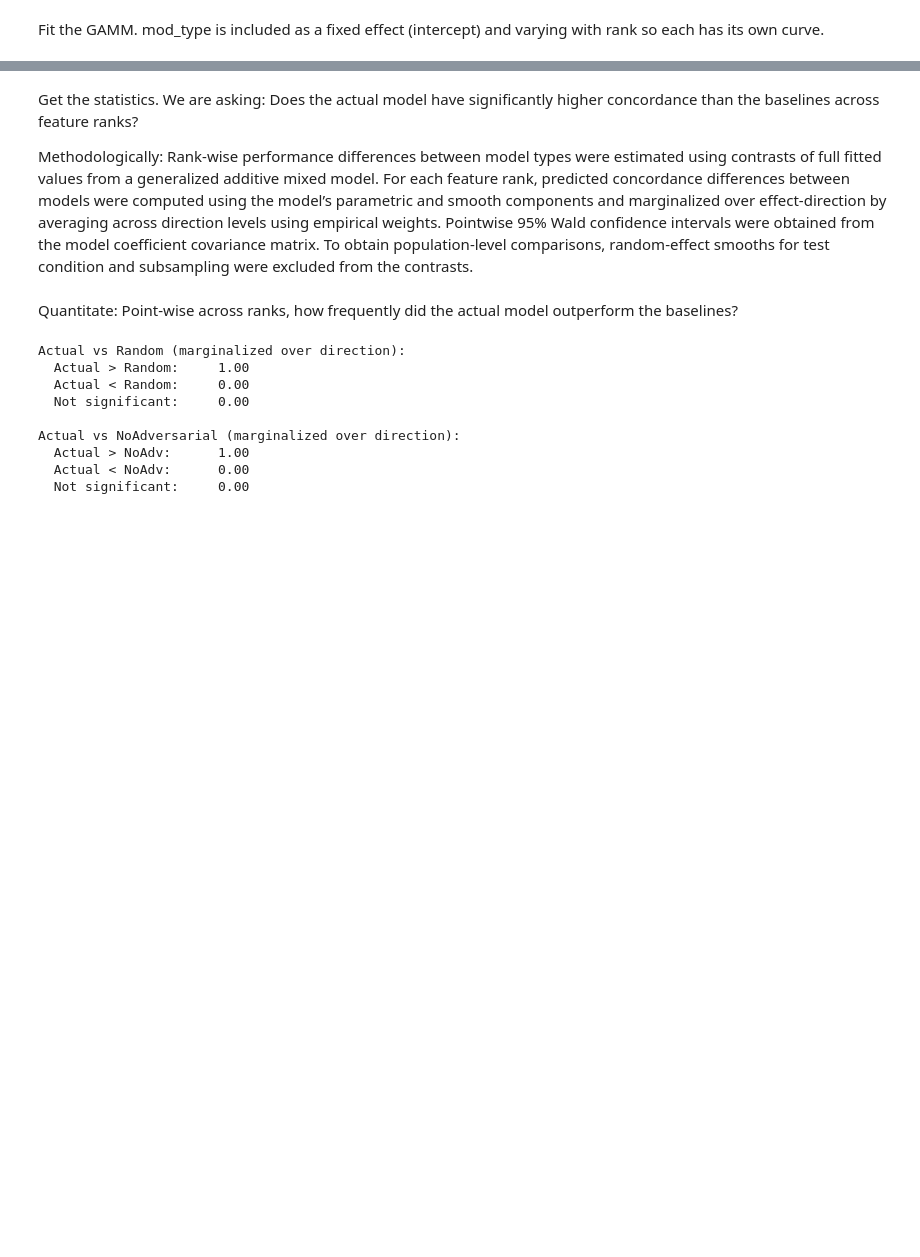
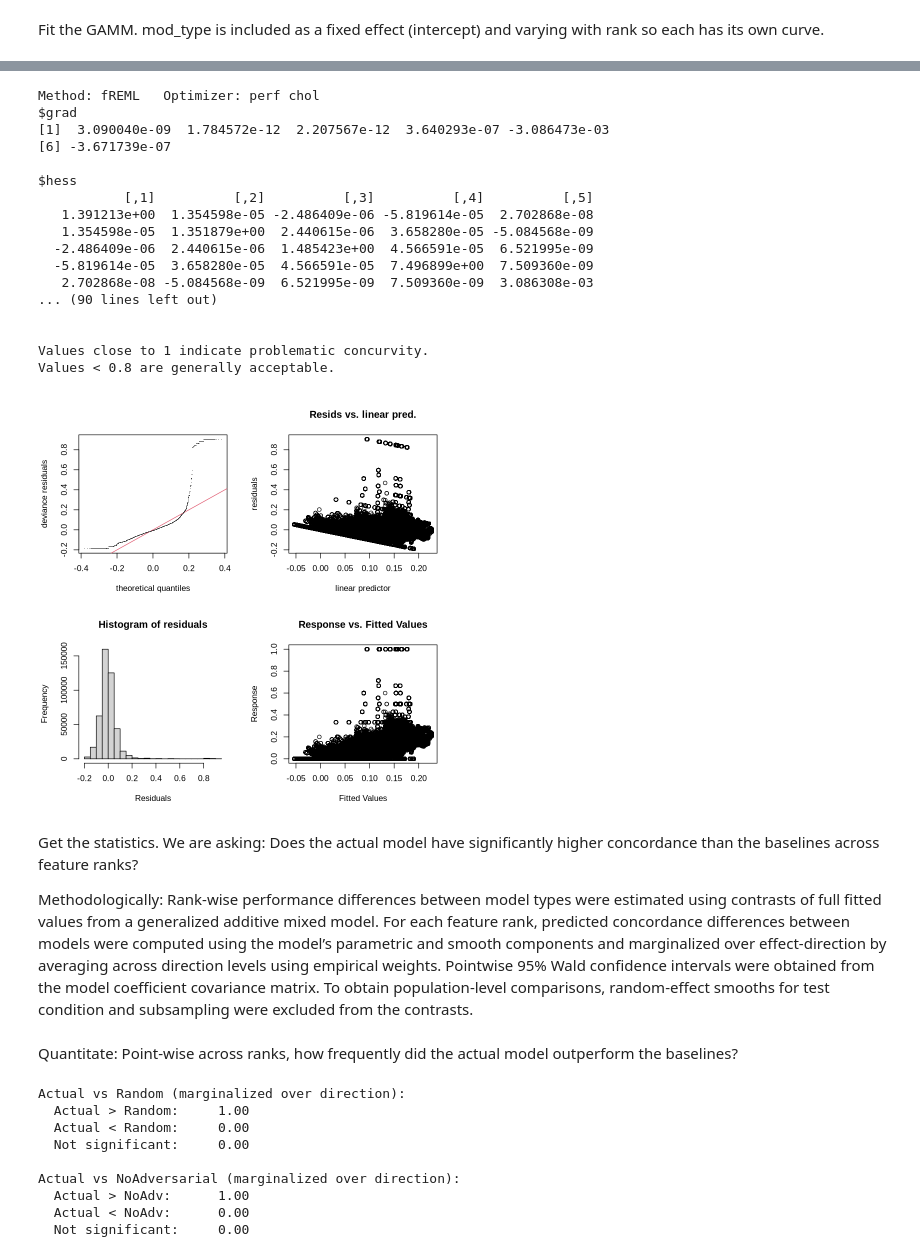
Before and after one commit to hmbaghdassarian/scLEMBAS, a Jupyter notebook: notebooks/McCauley_2024/06_assess_predictions/02_counterfactual_separation/01Bii_concordance_GAMM.ipynb, the cells around one changed output, grey strips where cells are left out. Saved outputs shown, nothing was run; the diff lists cells and outputs as text; code cells hidden in the pictures; blank space fills up the shorter version.

```diff
--- a/notebooks/McCauley_2024/06_assess_predictions/02_counterfactual_separation/01Bii_concordance_GAMM.ipynb
+++ b/notebooks/McCauley_2024/06_assess_predictions/02_counterfactual_separation/01Bii_concordance_GAMM.ipynb
@@ -87,3 +127,30 @@ model <- bam(
+# %%
+par(mfrow=c(2,2))
+gam.check(model)
+
+cat("\nChecking for concurvity (similar to multicollinearity):\n")
+print(concurvity(model, full=FALSE))
+cat("\nValues close to 1 indicate problematic concurvity.\n")
+cat("Values < 0.8 are generally acceptable.\n")
+# %% [output]
+Method: fREML   Optimizer: perf chol
+$grad
+[1]  3.090040e-09  1.784572e-12  2.207567e-12  3.640293e-07 -3.086473e-03
+[6] -3.671739e-07
+
+$hess
+           [,1]          [,2]          [,3]          [,4]          [,5]
+   1.391213e+00  1.354598e-05 -2.486409e-06 -5.819614e-05  2.702868e-08
+   1.354598e-05  1.351879e+00  2.440615e-06  3.658280e-05 -5.084568e-09
+  -2.486409e-06  2.440615e-06  1.485423e+00  4.566591e-05  6.521995e-09
+  -5.819614e-05  3.658280e-05  4.566591e-05  7.496899e+00  7.509360e-09
+   2.702868e-08 -5.084568e-09  6.521995e-09  7.509360e-09  3.086308e-03
+... (90 lines left out)
+
+
+Values close to 1 indicate problematic concurvity.
+Values < 0.8 are generally acceptable.
+[figure, added]
 # %% [markdown]
 Get the statistics. We are asking: Does the actual model have significantly higher concordance than the baselines across feature ranks?
 
```
Also changed, not shown: parts of 9 cells of this notebook, 8 other files.
